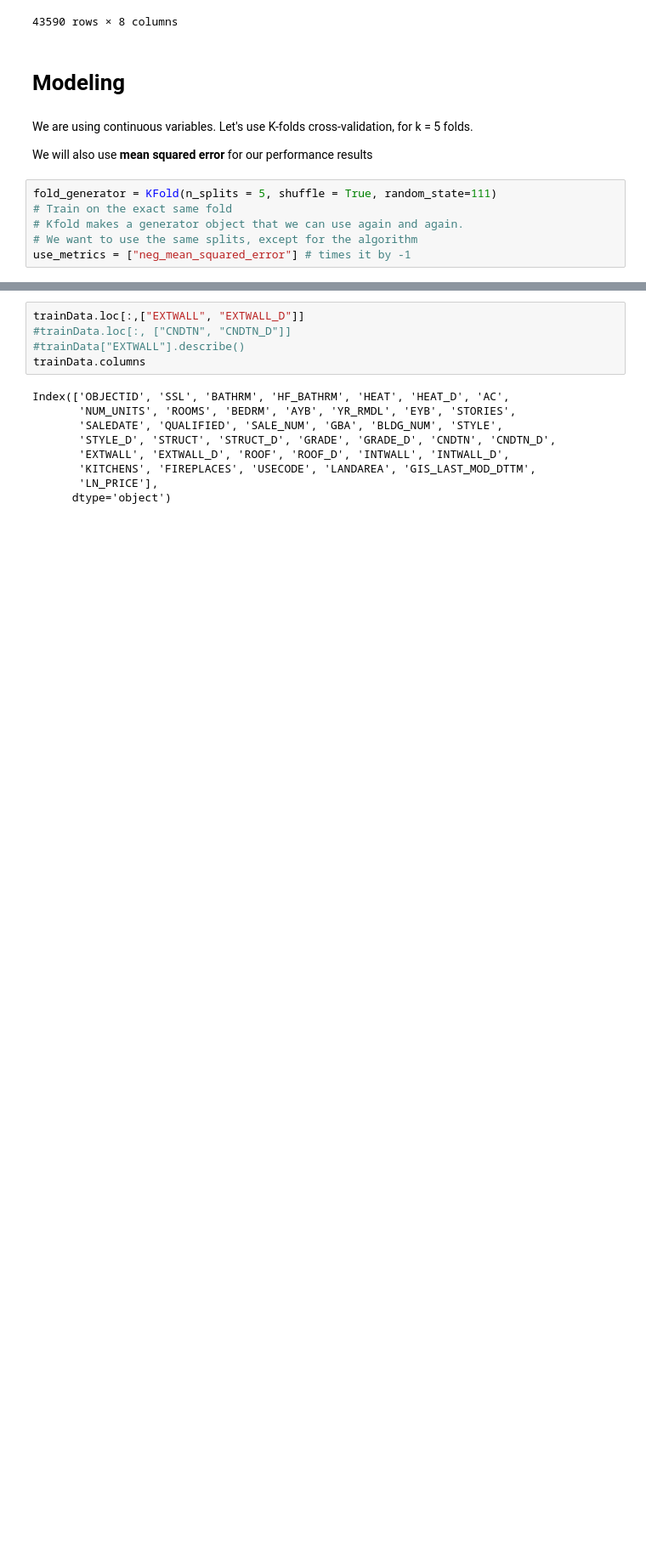
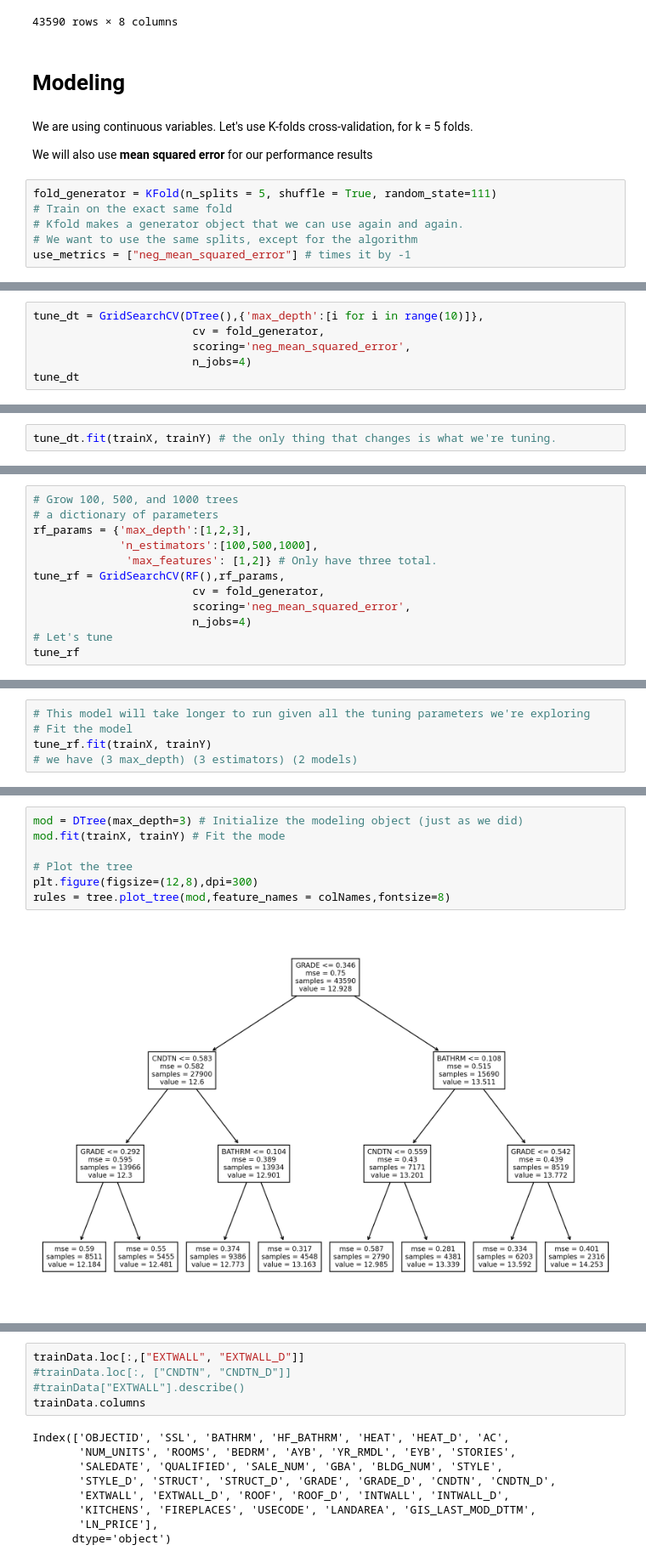
Before and after one commit to edunford/coding_discussions_ppol564_fall2020, a Jupyter notebook: 06_coding_discussion/Submissions/huynh_justine_jgh75.ipynb, the cells around one changed output, grey strips where cells are left out. Shown at 85% size. Cells and saved outputs as stored; diff of their text form; blank space fills up the shorter version.

Commit message:
Added graphs, tuning, fitting

```diff
--- a/06_coding_discussion/Submissions/huynh_justine_jgh75.ipynb
+++ b/06_coding_discussion/Submissions/huynh_justine_jgh75.ipynb
@@ -175,0 +339,6 @@ use_metrics = ["neg_mean_squared_error"] # times it by -1
+# %%
+tune_dt = GridSearchCV(DTree(),{'max_depth':[i for i in range(10)]},
+                        cv = fold_generator,
+                        scoring='neg_mean_squared_error',
+                        n_jobs=4)
+tune_dt
@@ -175,0 +358,2 @@ use_metrics = ["neg_mean_squared_error"] # times it by -1
+# %%
+tune_dt.fit(trainX, trainY) # the only thing that changes is what we're tuning.
@@ -175,0 +403,12 @@ use_metrics = ["neg_mean_squared_error"] # times it by -1
+# %%
+# Grow 100, 500, and 1000 trees
+# a dictionary of parameters
+rf_params = {'max_depth':[1,2,3],
+             'n_estimators':[100,500,1000],
+              'max_features': [1,2]} # Only have three total.
+tune_rf = GridSearchCV(RF(),rf_params,
+                        cv = fold_generator,
+                        scoring='neg_mean_squared_error',
+                        n_jobs=4)
+# Let's tune
+tune_rf
@@ -175,0 +421,5 @@ use_metrics = ["neg_mean_squared_error"] # times it by -1
+# %%
+# This model will take longer to run given all the tuning parameters we're exploring
+# Fit the model
+tune_rf.fit(trainX, trainY)
+# we have (3 max_depth) (3 estimators) (2 models)
@@ -175,0 +444,9 @@ use_metrics = ["neg_mean_squared_error"] # times it by -1
+# %%
+mod = DTree(max_depth=3) # Initialize the modeling object (just as we did)
+mod.fit(trainX, trainY) # Fit the mode
+
+# Plot the tree
+plt.figure(figsize=(12,8),dpi=300)
+rules = tree.plot_tree(mod,feature_names = colNames,fontsize=8)
+# %% [output]
+[figure, added]
```
Also changed, not shown: parts of 64 cells of this notebook.
